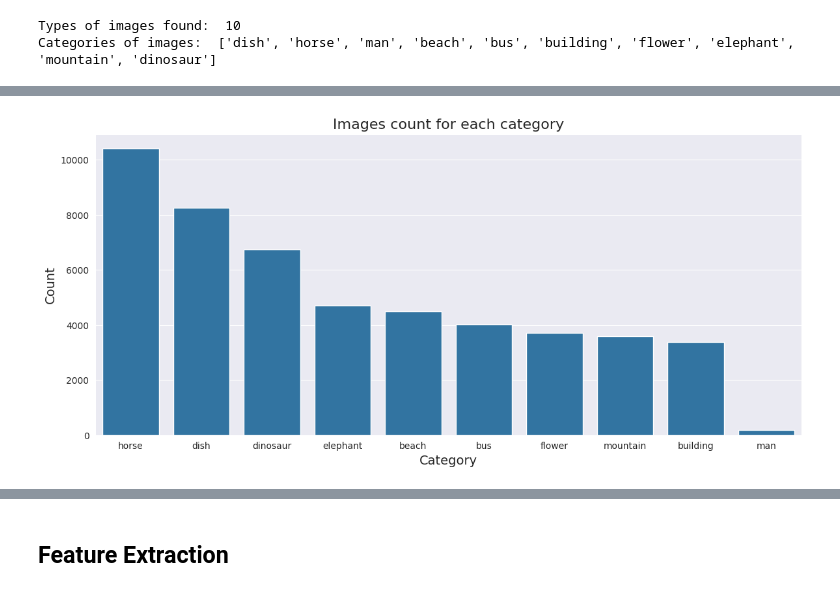
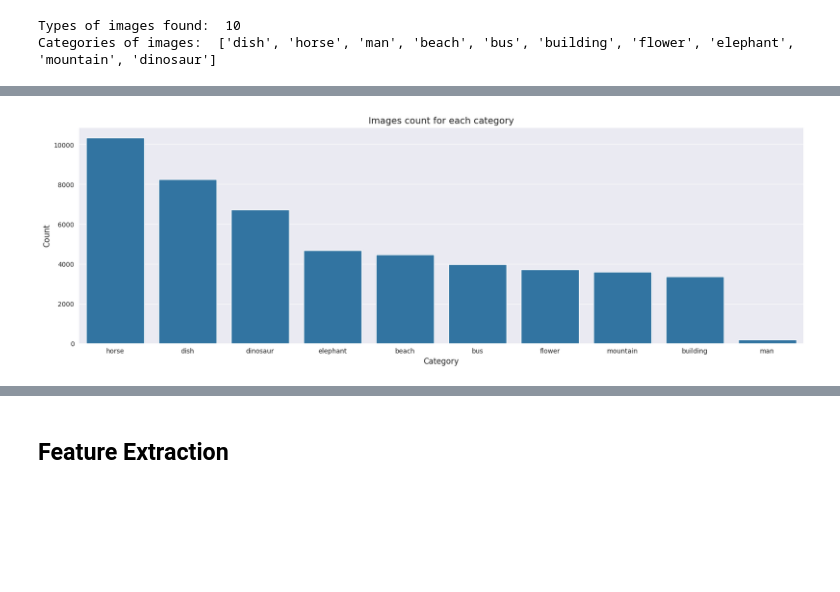
Before and after one commit to louiscklaw/colab-playlist, a Jupyter notebook: kaggle/ML_vinniesniper-54816/Folower_detection_with_FT_VGG16.ipynb, the cells around one changed output, grey strips where cells are left out. Saved outputs shown, nothing was run; the diff lists cells and outputs as text; code cells hidden in the pictures; blank space fills up the shorter version.

Commit message:
update ML_vinniesniper-54816,

```diff
--- a/kaggle/ML_vinniesniper-54816/Folower_detection_with_FT_VGG16.ipynb
+++ b/kaggle/ML_vinniesniper-54816/Folower_detection_with_FT_VGG16.ipynb
@@ -103,31 +122,26 @@ def plot_confusion_matrix(cm, classes, normalize=False, title='Confusion matrix'
 # reset data dir
 import os,sys
 
-PROJ_DIR='/home/logic/_wsl_workspace/google-colab-playlist/kaggle/ML_vinniesniper-54816'
 
-STORE_DIR=os.path.join(PROJ_DIR, '00_store')
-DATA_DIR=os.path.join(PROJ_DIR, '01_data')
-TMP_DIR=os.path.join(PROJ_DIR, '02_tmp')
-MODEL_DIR=os.path.join(PROJ_DIR, '03_model')
+STORE_DIR=os.path.join(KAGGLE_WORKING_DIR, '00_ds_landing')
+DATA_DIR=os.path.join(KAGGLE_WORKING_DIR, '01_data')
+TMP_DIR=os.path.join(KAGGLE_WORKING_DIR, '02_tmp')
+MODEL_DIR=os.path.join(KAGGLE_WORKING_DIR, '03_model')
+
+DATA_TRAIN_DIR=os.path.join(DATA_DIR,"train")
+DATA_VALID_DIR=os.path.join(DATA_DIR,"valid")
+DATA_TEST_DIR=os.path.join(DATA_DIR,"test")
 
 # !rm -rf {PROJ_DIR}/data/*
 # !rm -rf {DATA_DIR}/*
 
+!mkdir -p {STORE_DIR}
 !mkdir -p {DATA_DIR}
+!mkdir -p {MODEL_DIR}
+!mkdir -p {TMP_DIR}
 
-!mkdir -p {DATA_DIR}/test
-!mkdir -p {DATA_DIR}/train
-!mkdir -p {DATA_DIR}/valid
-
-DATA_TRAIN_DIR=DATA_DIR+"/train"
-DATA_VALID_DIR=DATA_DIR+"/valid"
-DATA_TEST_DIR=DATA_DIR+"/test"
-
-# environment
-
-# originally 240,240
-# size=(150,150)
-image_w = 150
-image_h = 150
+!mkdir -p {DATA_TRAIN_DIR}
+!mkdir -p {DATA_VALID_DIR}
+!mkdir -p {DATA_TEST_DIR}
 # %%
 # copy test dataset
@@ -252,14 +279,16 @@ for category in ds_image_count.index:
 # %%
 # Let's do some visualization and see how many samples we have for each category
 
-f, axe = plt.subplots(1,1,figsize=(14,6))
+f, axe = plt.subplots(1,1,figsize=(20,6))
 sns.barplot(x = ds_image_count.index, y = ds_image_count.values, ax = axe)
-axe.set_title("Images count for each category", fontsize=16)
-axe.set_xlabel('Category', fontsize=14)
-axe.set_ylabel('Count', fontsize=14)
+
+axe.set_title("Images count for each category", fontsize=14)
+axe.set_xlabel('Category', fontsize=12)
+axe.set_ylabel('Count', fontsize=12)
+
 plt.show()
 # %% [output]
-[figure, old version]
+[figure, new version]
 # %%
 # prepare base model, VGG16
 
```
Also changed, not shown: parts of 23 cells of this notebook.
